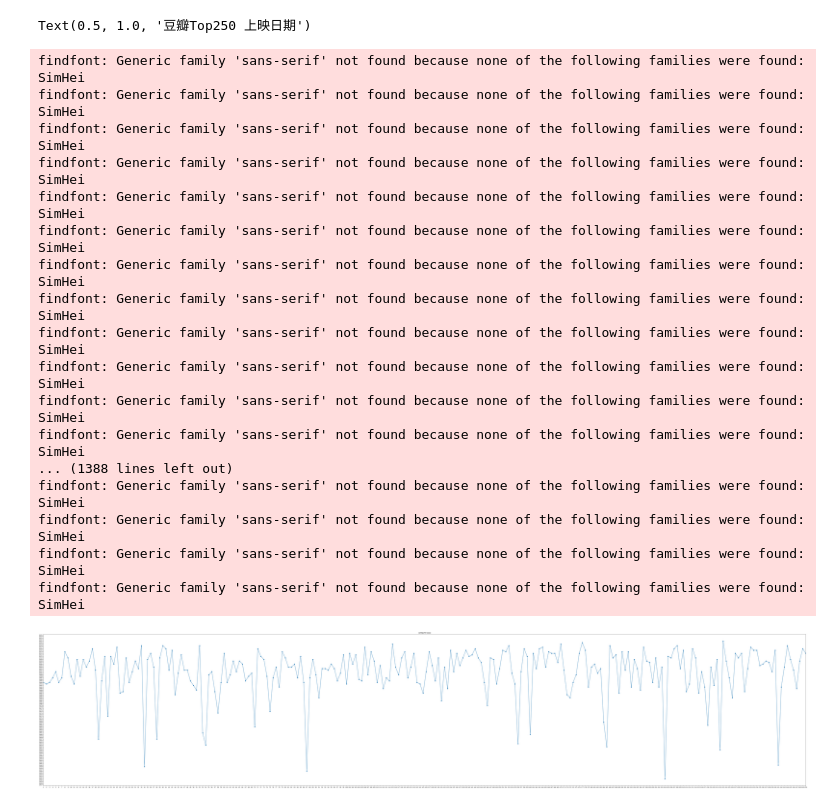
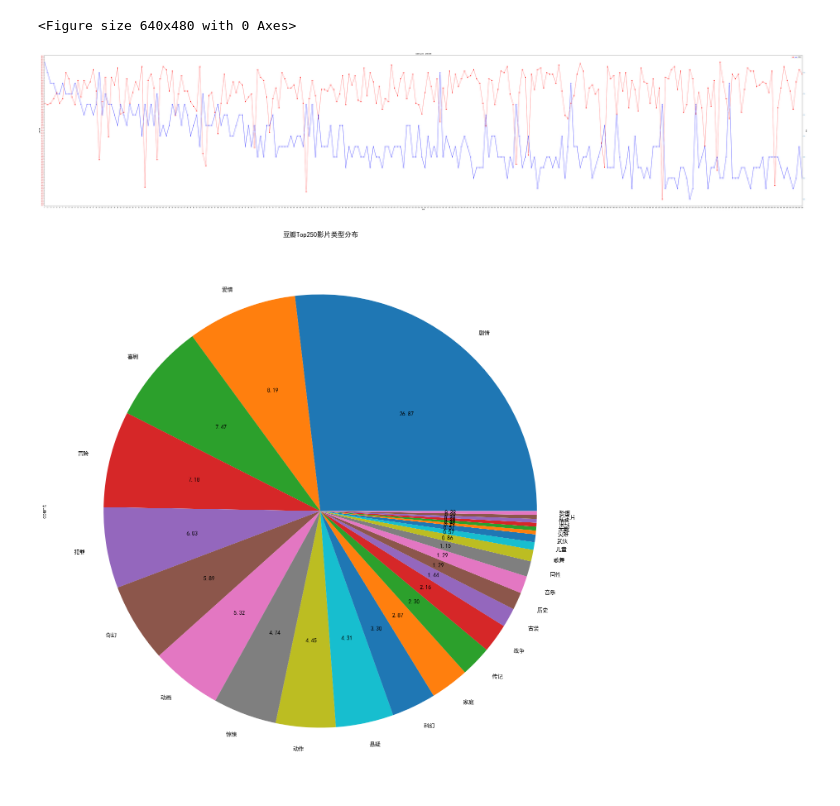
Before and after one commit to Chandler-wow/douban_top250, a Jupyter notebook: movie_analysis.ipynb, the cells around one changed output. Cells and saved outputs as stored; diff of their text form; code cells hidden in the pictures.

```diff
--- a/movie_analysis.ipynb
+++ b/movie_analysis.ipynb
@@ -14,30 +7,29 @@ movies.iloc[:2]
 # %%
 plt.rcParams['font.sans-serif']=['SimHei']
 plt.rcParams['axes.unicode_minus'] = False
-plt.figure(figsize=(100,20))
-ax = plt.gca()
-ax.xaxis.set_major_locator(MultipleLocator(1))
-ax.yaxis.set_major_locator(MultipleLocator(1))
-plt.plot(movies["排名"],movies["上映日期"].apply(lambda x : int(x)),marker = "o")
+plt.figure()
+fig ,ax1 = plt.subplots(figsize=(100,20))
+ax1 = plt.gca()
+ax1.xaxis.set_major_locator(MultipleLocator(1))
+ax1.yaxis.set_major_locator(MultipleLocator(1))
+ax1.set_xlabel("排名")
+ax1.set_ylabel("上映日期")
+ax1.plot(movies["排名"],movies["上映日期"].apply(lambda x : int(x)),linestyle = "dashed",color = "red",marker = "o",label = "上映日期")
+ax1.tick_params(axis="y",labelcolor = "tab:red")
+ax2 = ax1.twinx()
+ax2.set_ylabel("评分")
+ax2.plot(movies["排名"],movies["评分"],color = "blue",marker = "*",label = "评分")
+ax2.tick_params(axis="y",labelcolor = "tab:blue")
 plt.xlim(1,250)
 plt.title("豆瓣Top250 上映日期")
+plt.show()
 # %% [output]
-Text(0.5, 1.0, '豆瓣Top250 上映日期')
+<Figure size 640x480 with 0 Axes>
-findfont: Generic family 'sans-serif' not found because none of the following families were found: SimHei
-findfont: Generic family 'sans-serif' not found because none of the following families were found: SimHei
-findfont: Generic family 'sans-serif' not found because none of the following families were found: SimHei
-findfont: Generic family 'sans-serif' not found because none of the following families were found: SimHei
-findfont: Generic family 'sans-serif' not found because none of the following families were found: SimHei
-findfont: Generic family 'sans-serif' not found because none of the following families were found: SimHei
-findfont: Generic family 'sans-serif' not found because none of the following families were found: SimHei
-findfont: Generic family 'sans-serif' not found because none of the following families were found: SimHei
-findfont: Generic family 'sans-serif' not found because none of the following families were found: SimHei
-findfont: Generic family 'sans-serif' not found because none of the following families were found: SimHei
-findfont: Generic family 'sans-serif' not found because none of the following families were found: SimHei
-findfont: Generic family 'sans-serif' not found because none of the following families were found: SimHei
-... (1388 lines left out)
-findfont: Generic family 'sans-serif' not found because none of the following families were found: SimHei
-findfont: Generic family 'sans-serif' not found because none of the following families were found: SimHei
-findfont: Generic family 'sans-serif' not found because none of the following families were found: SimHei
-findfont: Generic family 'sans-serif' not found because none of the following families were found: SimHei
-[figure, old version]
+[figure, new version]
+# %%
+df = movies["影片类型"].map(lambda x: x.strip().split(" ")).explode("影片类型").to_frame()
+df["影片类型"].value_counts().plot.pie(autopct = "%.2f",fontsize = 10,figsize= (17,17))
+plt.title("豆瓣Top250影片类型分布")
+plt.show()
+# %% [output]
+[figure, added]
```
Also changed, not shown: parts of 2 cells of this notebook.
